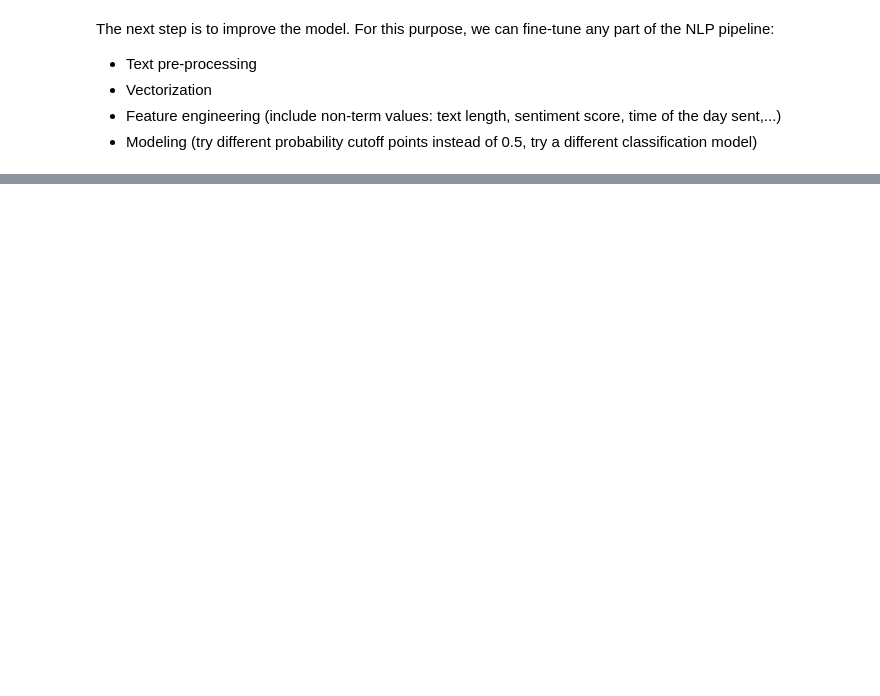
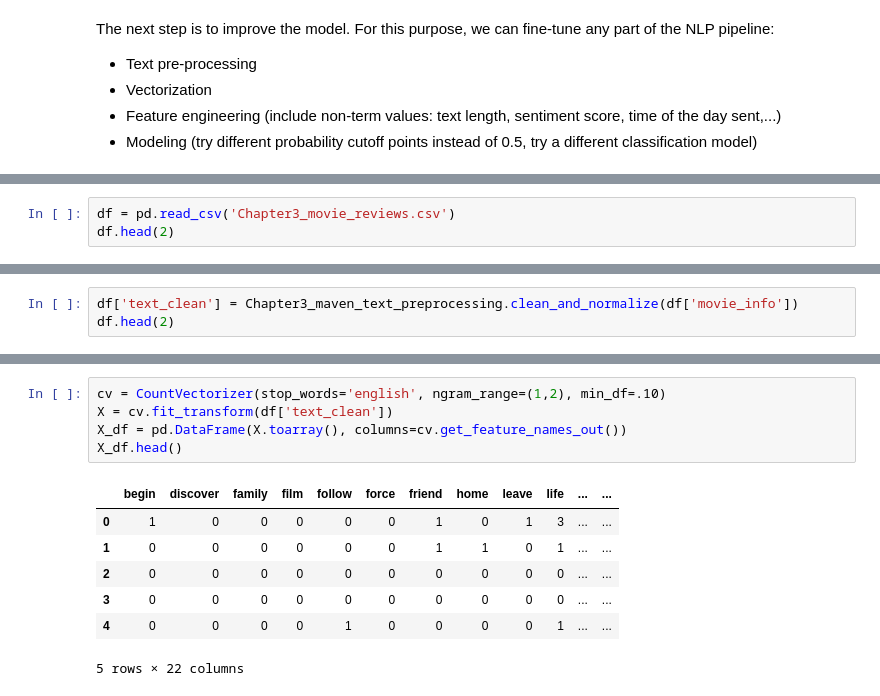
Before and after one commit to sulabola/NLP_in_Python, a Jupyter notebook: Chapter 3 - NLP with Machine Learning.ipynb, the cells around one changed output, grey strips where cells are left out. Drawn from its saved outputs; the diff is of its cells as text; blank space fills up the shorter version.

```diff
--- a/Chapter 3 - NLP with Machine Learning.ipynb
+++ b/Chapter 3 - NLP with Machine Learning.ipynb
@@ -613,0 +622,3 @@ The next step is to improve the model. For this purpose, we can fine-tune any pa
+# %%
+df = pd.read_csv('Chapter3_movie_reviews.csv')
+df.head(2)
@@ -613,0 +646,3 @@ The next step is to improve the model. For this purpose, we can fine-tune any pa
+# %%
+df['text_clean'] = Chapter3_maven_text_preprocessing.clean_and_normalize(df['movie_info'])
+df.head(2)
@@ -613,0 +661,13 @@ The next step is to improve the model. For this purpose, we can fine-tune any pa
+# %%
+cv = CountVectorizer(stop_words='english', ngram_range=(1,2), min_df=.10)
+X = cv.fit_transform(df['text_clean'])
+X_df = pd.DataFrame(X.toarray(), columns=cv.get_feature_names_out())
+X_df.head()
+# %% [output]
+|  | begin | discover | family | film | follow | force | friend | home | leave | life | ... | ... |
+| 0 | 1 | 0 | 0 | 0 | 0 | 0 | 1 | 0 | 1 | 3 | ... | ... |
+| 1 | 0 | 0 | 0 | 0 | 0 | 0 | 1 | 1 | 0 | 1 | ... | ... |
+| 2 | 0 | 0 | 0 | 0 | 0 | 0 | 0 | 0 | 0 | 0 | ... | ... |
+| 3 | 0 | 0 | 0 | 0 | 0 | 0 | 0 | 0 | 0 | 0 | ... | ... |
+| 4 | 0 | 0 | 0 | 0 | 1 | 0 | 0 | 0 | 0 | 1 | ... | ... |
+5 rows × 22 columns
```
Also changed, not shown: parts of 15 cells of this notebook.
